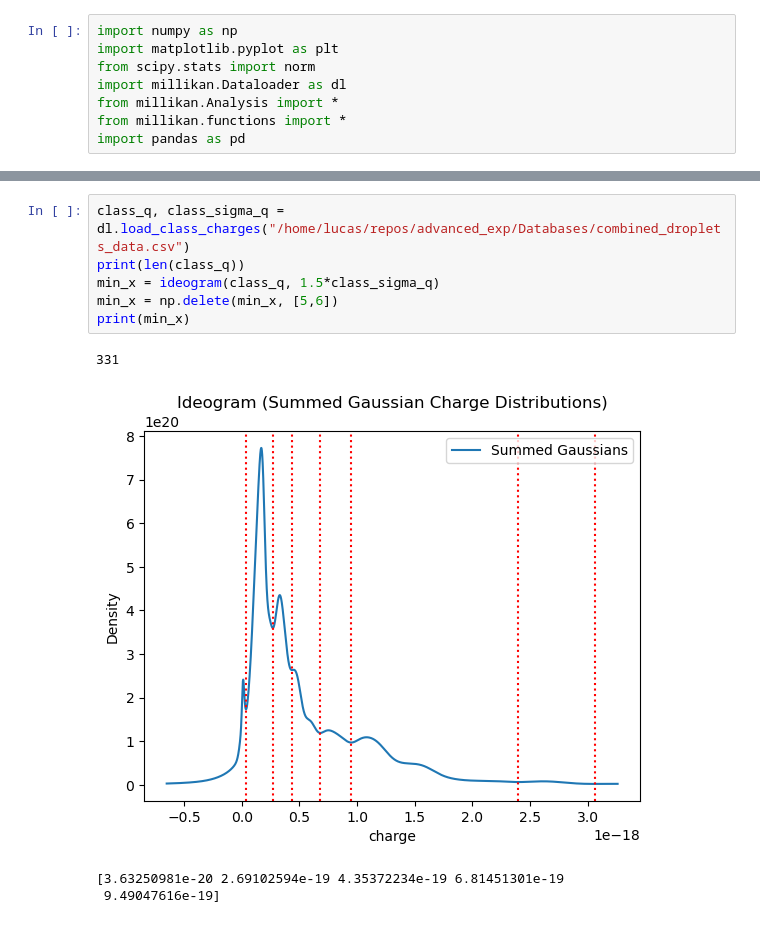
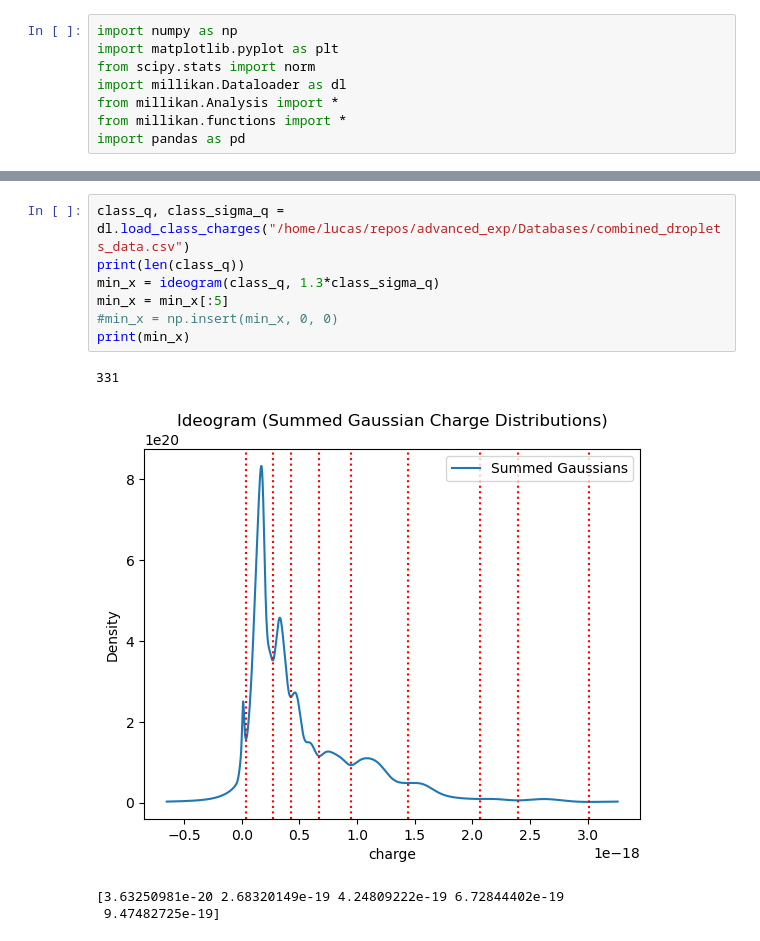
Before and after one commit to Steinburglar/advanced_exp, a Jupyter notebook: FAFO/TestLucas.ipynb, the cells around one changed output, grey strips where cells are left out. Drawn from its saved outputs; the diff is of its cells as text.

```diff
--- a/FAFO/TestLucas.ipynb
+++ b/FAFO/TestLucas.ipynb
@@ -39,13 +53,14 @@ array([2.34295877e-20])
 # %%
 class_q, class_sigma_q = dl.load_class_charges("/home/lucas/repos/advanced_exp/Databases/combined_droplets_data.csv")
 print(len(class_q))
-min_x = ideogram(class_q, 1.5*class_sigma_q)
-min_x = np.delete(min_x, [5,6])
+min_x = ideogram(class_q, 1.3*class_sigma_q)
+min_x = min_x[:5]
+#min_x = np.insert(min_x, 0, 0)
 print(min_x)
 # %% [output]
 331
-[figure, old version]
+[figure, new version]
-[3.63250981e-20 2.69102594e-19 4.35372234e-19 6.81451301e-19
- 9.49047616e-19]
+[3.63250981e-20 2.68320149e-19 4.24809222e-19 6.72844402e-19
+ 9.47482725e-19]
 # %%
 binned_df = bin_charges(class_q, class_sigma_q, min_x)
```
Also changed, not shown: parts of 5 cells of this notebook.
